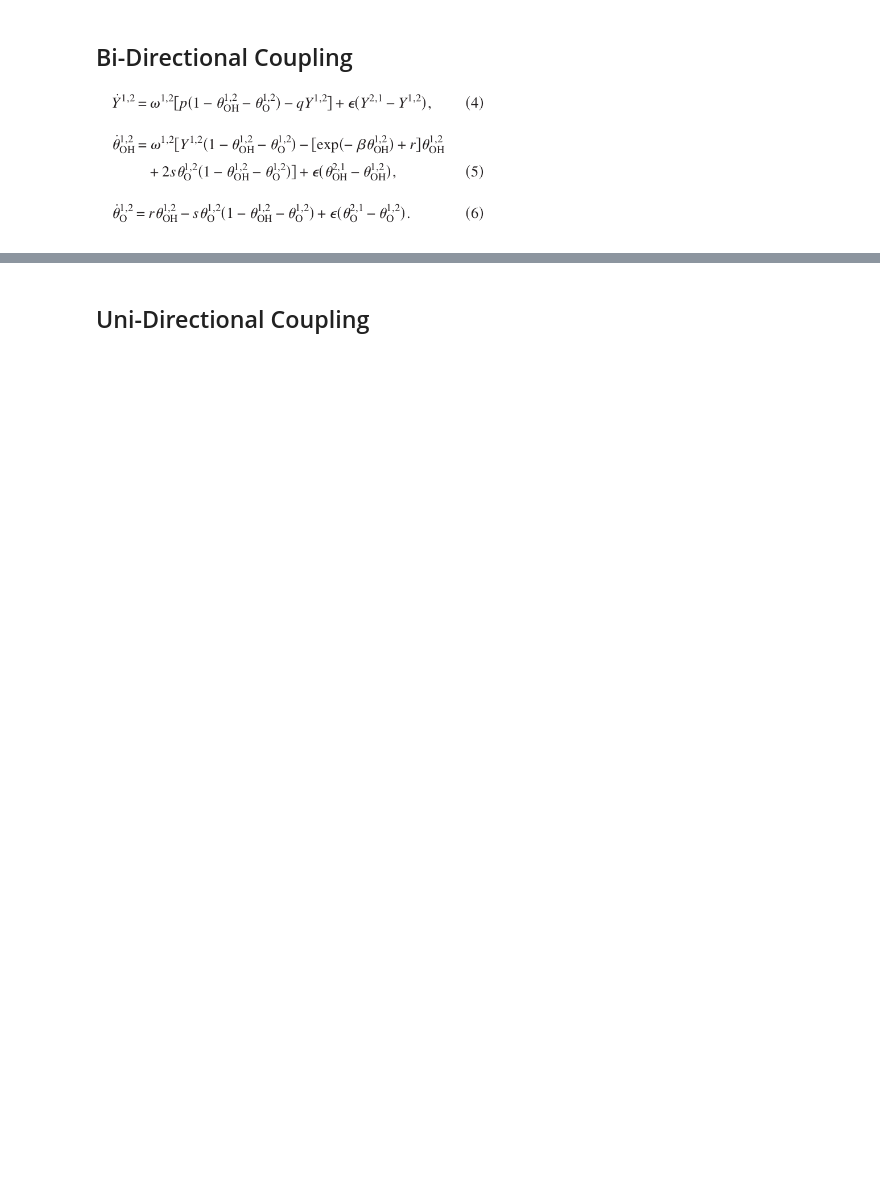
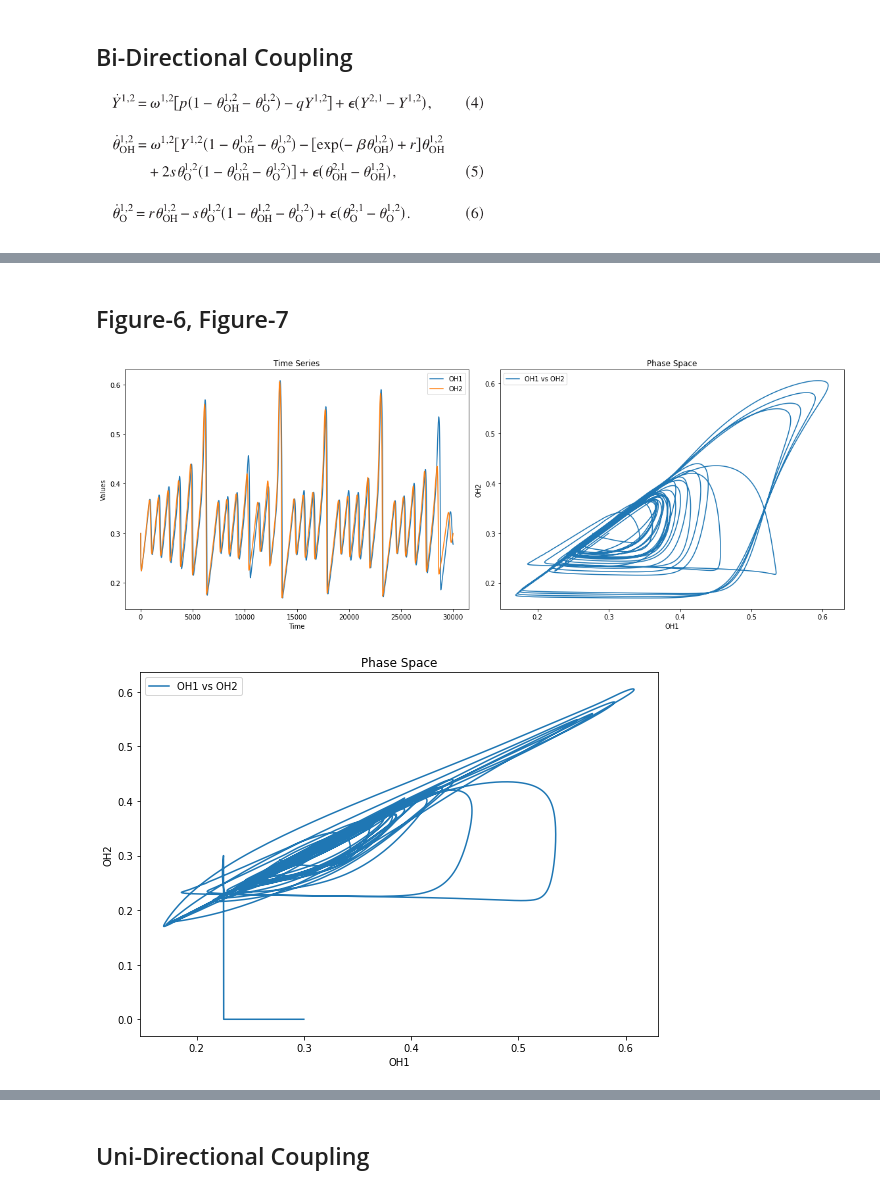
Before and after one commit to ma-nu03/CPP-time-series-prediction-using-anticipation-synchronization, a Jupyter notebook: Week-3/Week-3.ipynb, the cells around one changed output, grey strips where cells are left out. Saved outputs shown, nothing was run; the diff lists cells and outputs as text; code cells hidden in the pictures; blank space fills up the shorter version.

```diff
--- a/Week-3/Week-3.ipynb
+++ b/Week-3/Week-3.ipynb
@@ -70,0 +105,30 @@ solve_plot(bi_coupling)
+# %% [markdown]
+## Figure-6, Figure-7
+# %%
+e = 5 * 10**-4
+# solve_plot(bi_coupling)
+solution = solve_plot(bi_coupling)
+state_variables = solution.y
+
+# Access specific variables
+series_1 = state_variables[1, :]  # Second state variable
+series_2 = state_variables[4, :]
+
+tau = 57
+padding = [0] * tau
+
+shifted_series_2 = np.concatenate((padding, series_2))[:len(series_2)]
+
+plt.figure(figsize=(8, 6))
+
+plt.plot(series_1,shifted_series_2, label="OH1 vs OH2")
+plt.xlabel("OH1")
+plt.ylabel("OH2")
+plt.title("Phase Space")
+plt.legend()
+
+plt.tight_layout()
+plt.show()
+# %% [output]
+[figure, added]
+[figure, added]
```
Also changed, not shown: parts of 33 cells of this notebook, 5 other files.
